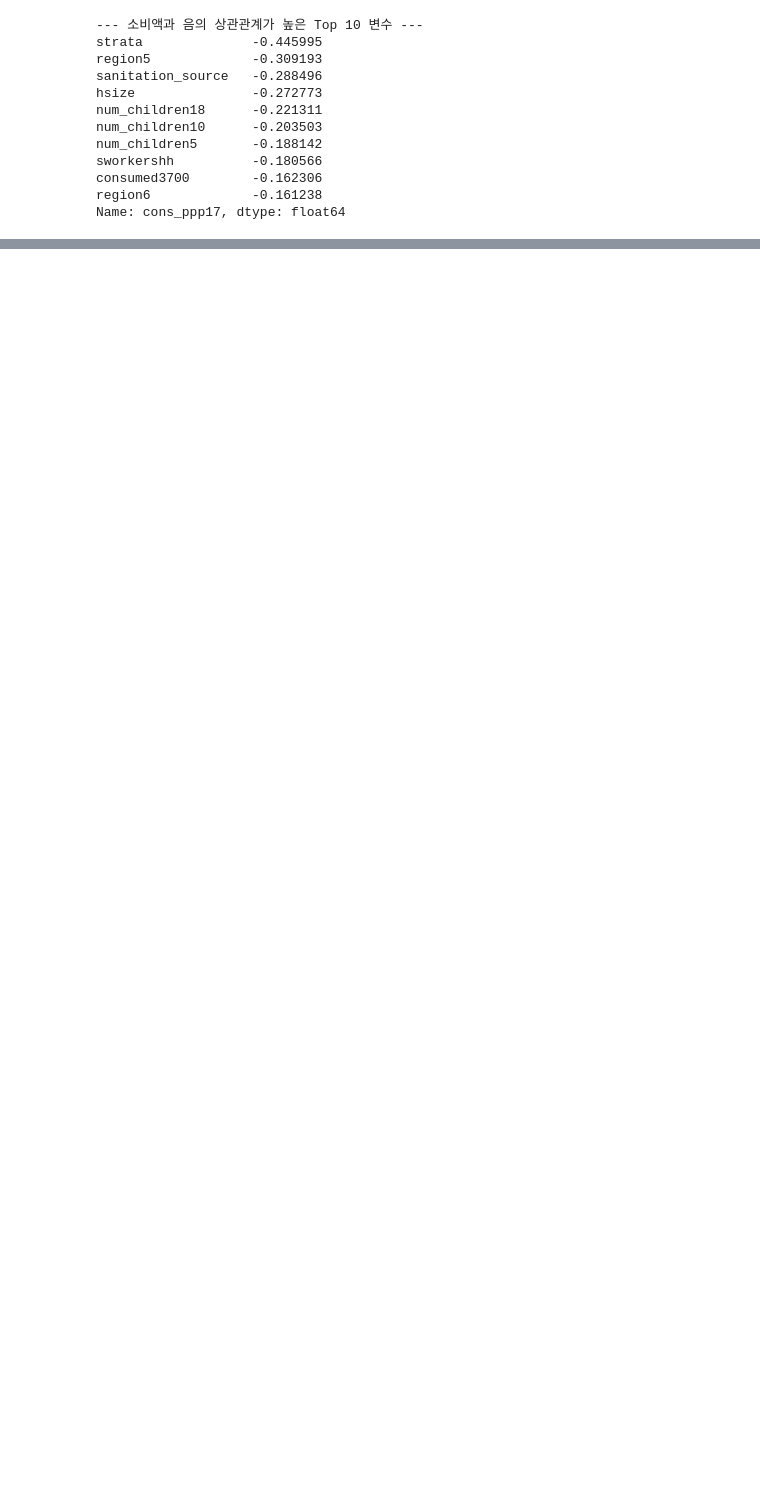
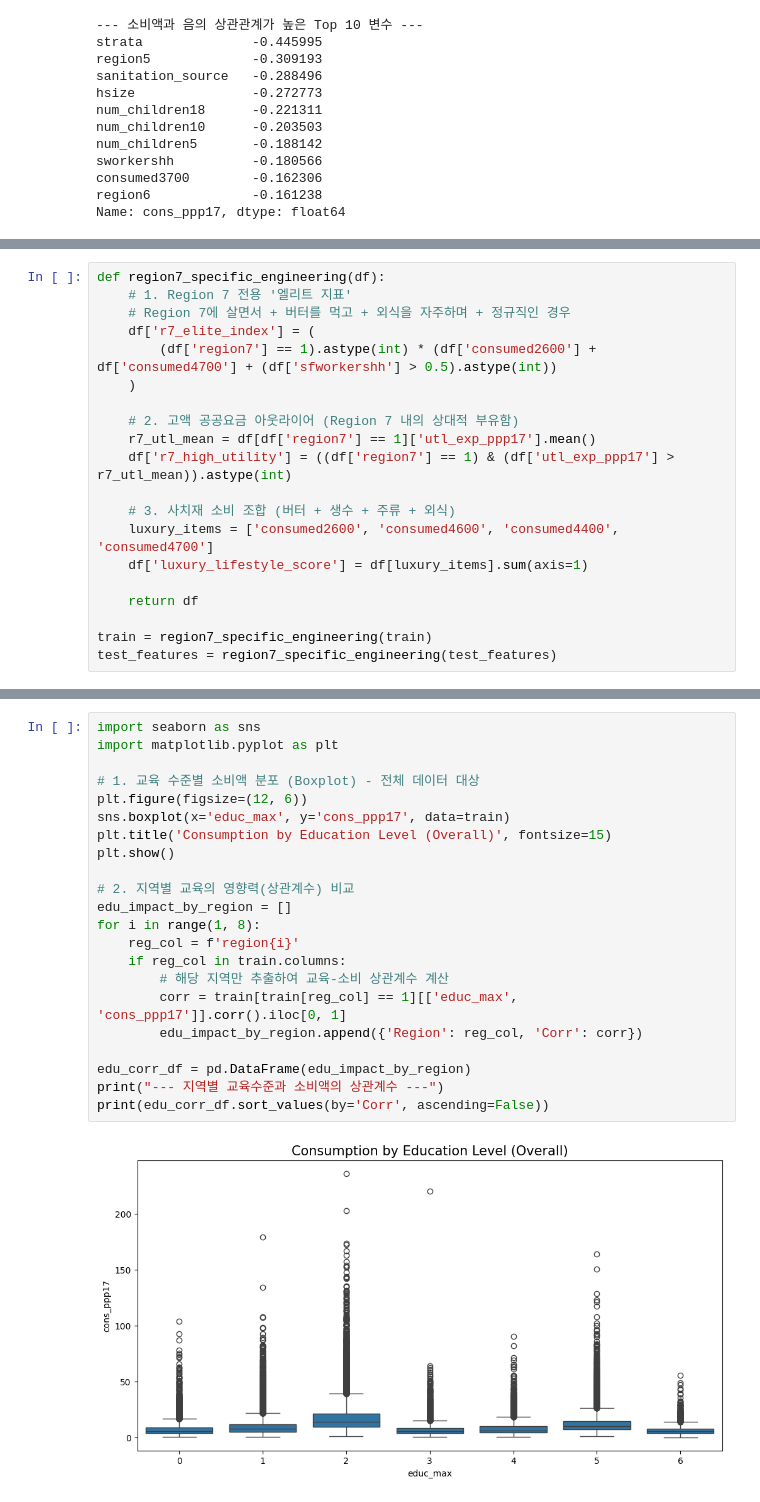
Before and after one commit to hanbiphyun/ESSA_YB, a Jupyter notebook: ESAA_YB_project_poverty.ipynb, the cells around one changed output, grey strips where cells are left out. Drawn from its saved outputs; the diff is of its cells as text; blank space fills up the shorter version.

```diff
--- a/ESAA_YB_project_poverty.ipynb
+++ b/ESAA_YB_project_poverty.ipynb
@@ -818,0 +1039,20 @@ Name: cons_ppp17, dtype: float64
+# %%
+def region7_specific_engineering(df):
+    # 1. Region 7 전용 '엘리트 지표'
+    # Region 7에 살면서 + 버터를 먹고 + 외식을 자주하며 + 정규직인 경우
+    df['r7_elite_index'] = (
+        (df['region7'] == 1).astype(int) * (df['consumed2600'] + df['consumed4700'] + (df['sfworkershh'] > 0.5).astype(int))
+    )
+
+    # 2. 고액 공공요금 아웃라이어 (Region 7 내의 상대적 부유함)
+    r7_utl_mean = df[df['region7'] == 1]['utl_exp_ppp17'].mean()
+    df['r7_high_utility'] = ((df['region7'] == 1) & (df['utl_exp_ppp17'] > r7_utl_mean)).astype(int)
+
+    # 3. 사치재 소비 조합 (버터 + 생수 + 주류 + 외식)
+    luxury_items = ['consumed2600', 'consumed4600', 'consumed4400', 'consumed4700']
+    df['luxury_lifestyle_score'] = df[luxury_items].sum(axis=1)
+
+    return df
+
+train = region7_specific_engineering(train)
+test_features = region7_specific_engineering(test_features)
@@ -818,0 +1061,24 @@ Name: cons_ppp17, dtype: float64
+# %%
+import seaborn as sns
+import matplotlib.pyplot as plt
+
+# 1. 교육 수준별 소비액 분포 (Boxplot) - 전체 데이터 대상
+plt.figure(figsize=(12, 6))
+sns.boxplot(x='educ_max', y='cons_ppp17', data=train)
+plt.title('Consumption by Education Level (Overall)', fontsize=15)
+plt.show()
+
+# 2. 지역별 교육의 영향력(상관계수) 비교
+edu_impact_by_region = []
+for i in range(1, 8):
+    reg_col = f'region{i}'
+    if reg_col in train.columns:
+        # 해당 지역만 추출하여 교육-소비 상관계수 계산
+        corr = train[train[reg_col] == 1][['educ_max', 'cons_ppp17']].corr().iloc[0, 1]
+        edu_impact_by_region.append({'Region': reg_col, 'Corr': corr})
+
+edu_corr_df = pd.DataFrame(edu_impact_by_region)
+print("--- 지역별 교육수준과 소비액의 상관계수 ---")
+print(edu_corr_df.sort_values(by='Corr', ascending=False))
+# %% [output]
+[figure, added]
```
Also changed, not shown: parts of 27 cells of this notebook.
